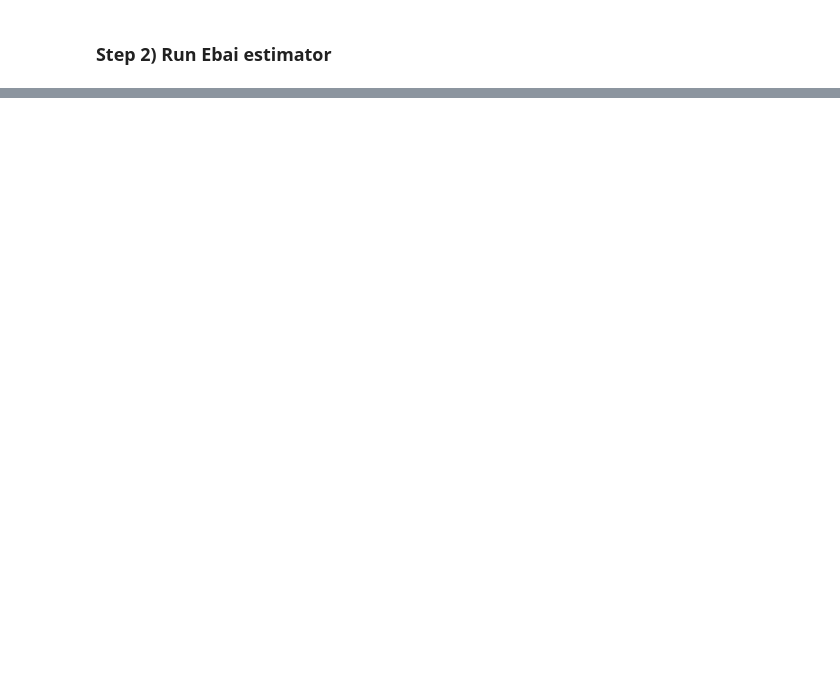
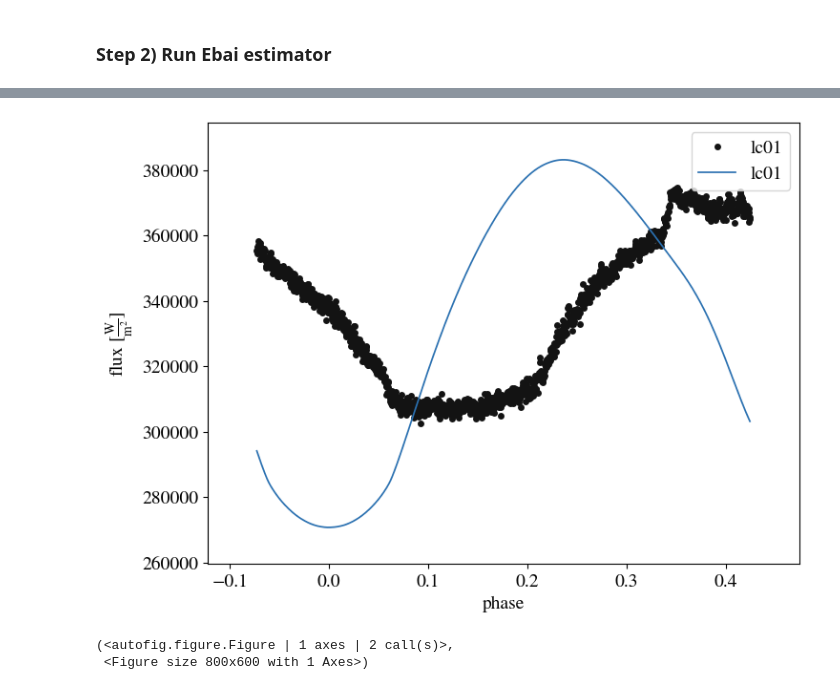
Before and after one commit to sagesanto/contactBinaries, a Jupyter notebook: phoebe_inverseProb.ipynb, the cells around one changed output, grey strips where cells are left out. Saved outputs shown, nothing was run; the diff lists cells and outputs as text; code cells hidden in the pictures; blank space fills up the shorter version.

```diff
--- a/phoebe_inverseProb.ipynb
+++ b/phoebe_inverseProb.ipynb
@@ -60,0 +136,6 @@ df.to_csv("target_phot_forPhoebe.csv")
+# %%
+orbphases = phoebe.linspace(0,1,101)
+meshphases = phoebe.linspace(0,1,51)
+b.add_dataset('lc', times=times, fluxes=fluxes, dataset='lc01')
+b.add_dataset('orb', compute_phases=orbphases, dataset='orb01')
+b.add_dataset('mesh', compute_phases=meshphases, dataset='mesh01', columns=['teffs'])
@@ -60,0 +144,27 @@ df.to_csv("target_phot_forPhoebe.csv")
+# %%
+# print(phoebe.list_online_passbands())
+b.set_value('passband', 'SDSS:g')
+b.set_value_all('ld_mode', 'lookup')
+b.set_value_all('ld_mode_bol', 'lookup')
+b.set_value_all('atm', 'ck2004')
+
+b.set_value('pblum_mode', 'dataset-scaled')
+b.set_value_all('gravb_bol', 0.32)
+b.set_value_all('irrad_frac_refl_bol', 0.5)
+
+b['period@binary'] = 0.3439788   # period = 0.34 day
+b['t0_supconj'] = 0.14
+b['incl@binary'] = 89.6
+b['Av'] = 0.179
+
+b['teff@primary'] = 5742
+b['teff@secondary'] = 5600
+
+b.flip_constraint('mass@primary', solve_for='sma@binary')
+b['mass@primary@component'] = 1.25
+b['q'] = 0.110
+
+b['requiv@primary'] = 1.37
+
+print(b.run_checks())   # check if run_compute is possible
+print(b)
@@ -60,0 +192,2 @@ df.to_csv("target_phot_forPhoebe.csv")
+# %%
+b.run_compute(model='default')
@@ -61,3 +216,17 @@ df.to_csv("target_phot_forPhoebe.csv")
+# %%
+# simple plotting
+b.plot('lc01', x='phase', s=0.008, legend=True, show=True, save='./DN/lightCurve_forwardModel.png')   # plot lc data and forward model
+#b.plot('mesh01', phase=0, legend=True, fc='teffs', ec='None', fcmap='viridis', show=True)   # plot mesh w/ temp color @t0
+# animations
+# b.plot(y={'orb':'ws'}, ylim={'lc':(0.4*10**10,0.8*10**10)}, size=0.008, fc={'mesh':'teffs'}, ec={'mesh':'None'},
+#         fcmap='viridis', animate=True, save='./DN/animations_sync.gif')   # sync animation for lc, orb, mesh
+# b.plot('orb01', y='ws', legend=True, animate=True, save='./DN/orb2d.gif')   # animate face-on 2d orbit
+# b.plot('orb01', projection='3d', legend=True, animate=True, save='./DN/orb3d.gif')   # animate 3d orbit
+# b.plot('mesh01', fc='teffs', ec='None', fcmap='viridis', legend=True, animate=True, save='./DN/mesh.gif')   # animate mesh
+# %% [output]
+[figure, added]
+(<autofig.figure.Figure | 1 axes | 2 call(s)>,
+ <Figure size 800x600 with 1 Axes>)
 # %%
 # start of inverse problem: add and run KNN estimator
 b.add_solver('estimator.ebai', ebai_method='knn', solver='ebai_knn', overwrite=True)
```
Also changed, not shown: parts of 21 cells of this notebook, 6 other files.
